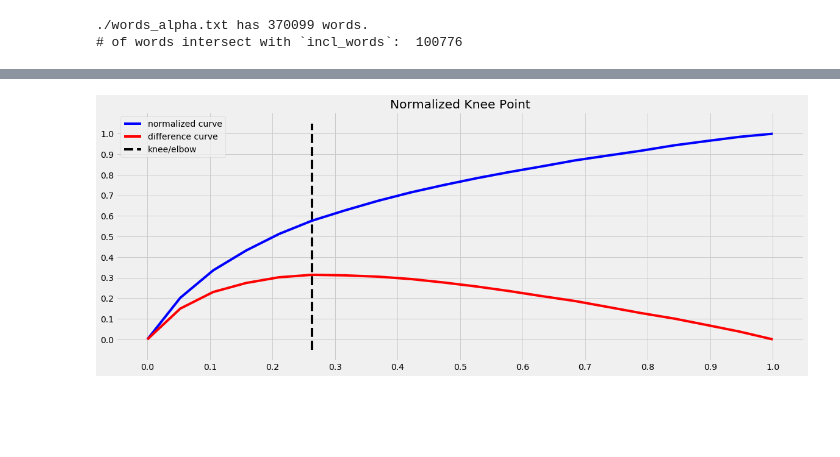
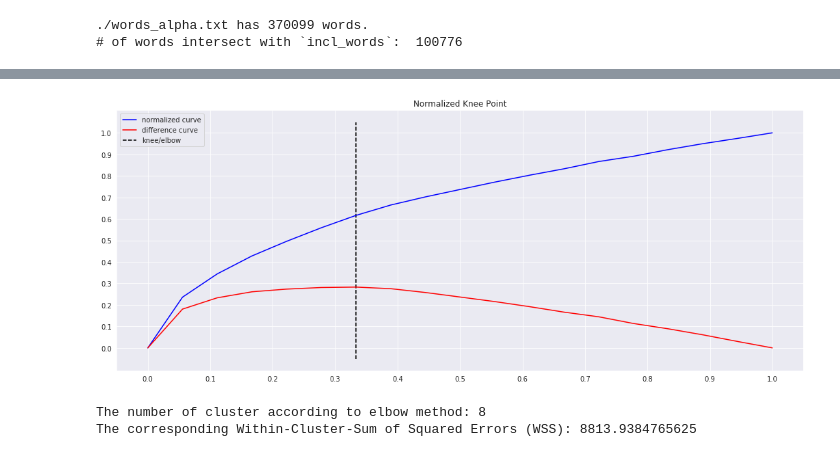
Before and after one commit to chris4540/language-engineering, a Jupyter notebook: yaraku/question1/word_clustering.ipynb, the cells around one changed output, grey strips where cells are left out. Drawn from its saved outputs; the diff is of its cells as text; code cells hidden in the pictures; blank space fills up the shorter version.

```diff
--- a/yaraku/question1/word_clustering.ipynb
+++ b/yaraku/question1/word_clustering.ipynb
@@ -90,0 +77,9 @@ kneedle.plot_knee(figsize=(18, 7))
+# %%
+# make a dataframe for seaborn plotting
+df_data = {
+    "Number of clusters": list_k,
+    "Within-Cluster-Sum of Squared Errors": [sse[k] for k in list_k],
+    "Mean Silhouette Coefficient": [silhouette_coffs[k] for k in list_k]
+}
+df = pd.DataFrame.from_dict(df_data)
+df = df.reset_index()
@@ -90,0 +88,10 @@ kneedle.plot_knee(figsize=(18, 7))
+# %%
+sns.set_style('darkgrid')
+sns.set_palette('muted')
+# %%
+figsize = (18, 7)
+plt.subplots(figsize=figsize)
+ax = sns.lineplot(x="Number of clusters", y="Within-Cluster-Sum of Squared Errors", data=df)
+x = list_k
+plt.xticks(np.arange(min(x), max(x)+1, 1))
+plt.show()
@@ -90,0 +100,4 @@ kneedle.plot_knee(figsize=(18, 7))
+# %%
+# use KneeLocator to find the number of clusters
+# the definition is mentioned in https://raghavan.usc.edu//papers/kneedle-simplex11.pdf page 2
+kneedle = KneeLocator(df["Number of clusters"], df["Within-Cluster-Sum of Squared Errors"], S=1.0, curve='convex', direction='decreasing', online=False, interp_method="interp1d")
@@ -91,4 +113,11 @@ kneedle.plot_knee(figsize=(18, 7))
 # %%
-kneedle.plot_knee_normalized(figsize=(18, 7))
+kneedle.plot_knee_normalized(figsize=figsize)
+plt.show()
 # %% [output]
-[figure, old version]
+[figure, new version]
+# %%
+print(f"The number of cluster according to elbow method: {kneedle.knee}")
+print(f"The corresponding Within-Cluster-Sum of Squared Errors (WSS): {kneedle.knee_y}")
+# %% [output]
+The number of cluster according to elbow method: 8
+The corresponding Within-Cluster-Sum of Squared Errors (WSS): 8813.9384765625
```
Also changed, not shown: parts of 28 cells of this notebook, 2 other files.
